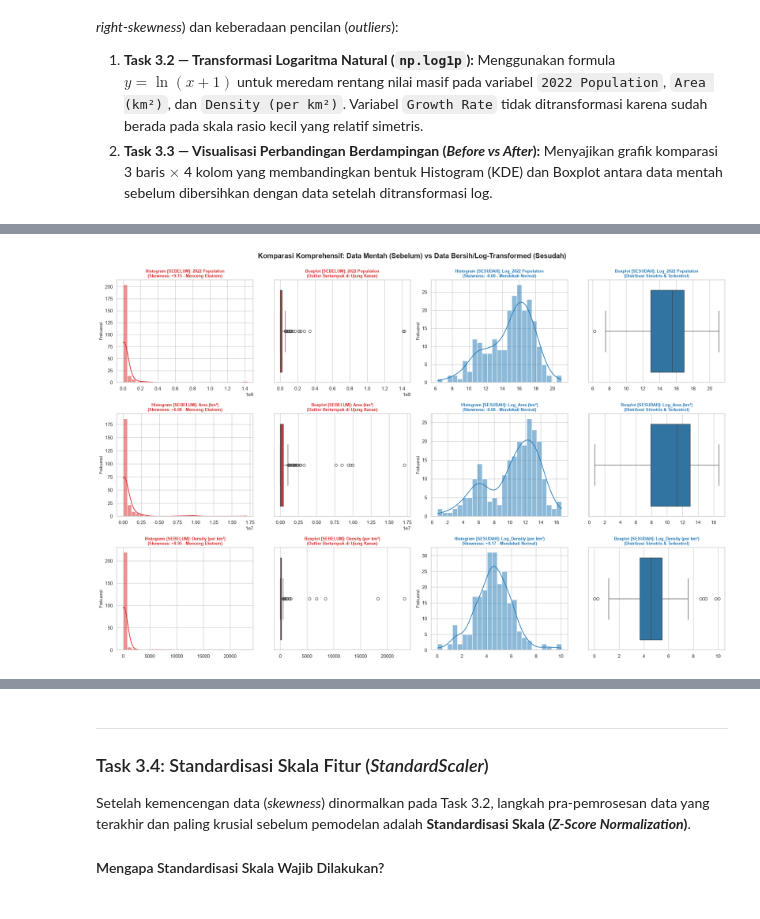
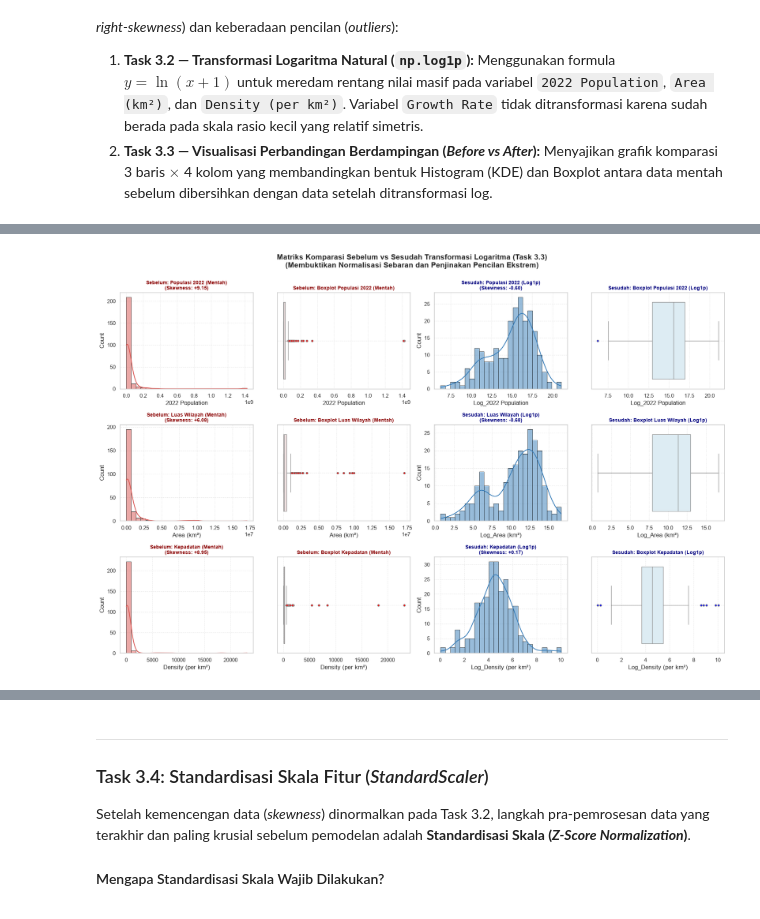
Before and after one commit to 10040818/associate_data_scientist_world_demographic_clustering, a Jupyter notebook: analisis_kmeans.ipynb, the cells around one changed output, grey strips where cells are left out. Cells and saved outputs as stored; diff of their text form; code cells hidden in the pictures.

```diff
--- a/analisis_kmeans.ipynb
+++ b/analisis_kmeans.ipynb
@@ -962,61 +898,63 @@ PREVIEW 5 BARIS PERTAMA DATA LOG-TRANSFORM:
 # ==============================================================================
 # TASK 3.3: VISUALISASI KOMPARASI SEBELUM VS SESUDAH PREPROCESSING
 # ==============================================================================
-# Tujuan:
-# 1. Membuktikan secara visual dampak positif dari pembersihan dan transformasi log.
-# 2. Menampilkan perbandingan berdampingan (Side-by-Side) Histogram dan Boxplot.
-# 3. Menghasilkan bukti grafis ilmiah untuk laporan dan presentasi sidang UKK.
+# Penjelasan Fungsi Komputasi & Visualisasi:
+# 1. plt.subplots(nrows=3, ncols=4, figsize=(18, 12)):
+#    - Menyiapkan grid matriks komparasi 3 baris (fitur) x 4 kolom (tipe visualisasi).
+#    - Kolom 1 & 2: Kondisi SEBELUM (Data Mentah - Histogram KDE dan Boxplot).
+#    - Kolom 3 & 4: Kondisi SESUDAH (Setelah Log-Transform - Histogram KDE dan Boxplot).
+# 2. sns.histplot(..., kde=True): Menampilkan perubahan drastis bentuk kurva dari menceng ke simetris normal.
+# 3. sns.boxplot(): Menampilkan kompresi jarak pencilan ekstrem menjadi terdistribusi teratur.
+# 4. plt.savefig(..., dpi=300, bbox_inches='tight'): Menyimpan bukti visual otentik dengan resolusi 300 DPI.
 
-# Menyiapkan kanvas komparasi 3 baris x 4 kolom
-fig, axes = plt.subplots(nrows=3, ncols=4, figsize=(20, 13))
-fig.suptitle('Komparasi Komprehensif: Data Mentah (Sebelum) vs Data Bersih/Log-Transformed (Sesudah)',
-             fontsize=16, fontweight='bold', y=0.995)
+print('=' * 60)
+print('MEMBUAT GRAFIK KOMPARASI SEBELUM VS SESUDAH PREPROCESSING...')
+print('=' * 60)
 
-warna_mentah = '#d62728'  # Merah (Data mentah menceng & outlier parah)
-warna_bersih = '#1f77b4'  # Biru (Data bersih berdistribusi normal)
+fig, axes = plt.subplots(nrows=3, ncols=4, figsize=(18, 12))
+fig.suptitle('Matriks Komparasi Sebelum vs Sesudah Transformasi Logaritma (Task 3.3)\n(Membuktikan Normalisasi Sebaran dan Penjinakan Pencilan Ekstrem)', fontsize=15, fontweight='bold', y=0.995)
 
-for i, col in enumerate(fitur_log):
-    raw_skew = df_features[col].skew()
-    log_skew = df_log[f'Log_{col}'].skew()
+fitur_raw_list = ['2022 Population', 'Area (km²)', 'Density (per km²)']
+fitur_log_list = ['Log_2022 Population', 'Log_Area (km²)', 'Log_Density (per km²)']
+label_fitur_raw = ['Populasi 2022 (Mentah)', 'Luas Wilayah (Mentah)', 'Kepadatan (Mentah)']
+label_fitur_log = ['Populasi 2022 (Log1p)', 'Luas Wilayah (Log1p)', 'Kepadatan (Log1p)']
 
-    # Kolom 1: Histogram Sebelum
-    sns.histplot(df_features[col], kde=True, ax=axes[i, 0], color=warna_mentah, bins=30)
-    axes[i, 0].set_title(f'Histogram [SEBELUM]: {col}\n(Skewness: {raw_skew:+.2f} - Menceng Ekstrem)', fontsize=9, fontweight='bold', color=warna_mentah)
-    axes[i, 0].set_xlabel('')
-    axes[i, 0].set_ylabel('Frekuensi', fontsize=9)
+for row in range(3):
+    col_raw = fitur_raw_list[row]
+    col_log = fitur_log_list[row]
 
-    # Kolom 2: Boxplot Sebelum
-    sns.boxplot(x=df_features[col], ax=axes[i, 1], color=warna_mentah)
-    axes[i, 1].set_title(f'Boxplot [SEBELUM]: {col}\n(Outlier Bertumpuk di Ujung Kanan)', fontsize=9, fontweight='bold', color=warna_mentah)
-    axes[i, 1].set_xlabel('')
+    # 1. Kolom 1: Histogram SEBELUM (Merah - Menceng Ekstrem)
+    sns.histplot(df_features[col_raw], kde=True, ax=axes[row, 0], color='#d9534f', bins=25, edgecolor='black', linewidth=0.5)
+    axes[row, 0].set_title(f'Sebelum: {label_fitur_raw[row]}\n(Skewness: {df_features[col_raw].skew():+0.2f})', fontsize=10, fontweight='bold', color='darkred')
+    axes[row, 0].grid(True, linestyle=':', alpha=0.6)
 
-    # Kolom 3: Histogram Sesudah
-    sns.histplot(df_log[f'Log_{col}'], kde=True, ax=axes[i, 2], color=warna_bersih, bins=25)
-    axes[i, 2].set_title(f'Histogram [SESUDAH]: Log_{col}\n(Skewness: {log_skew:+.2f} - Mendekati Normal)', fontsize=9, fontweight='bold', color=warna_bersih)
-    axes[i, 2].set_xlabel('')
-    axes[i, 2].set_ylabel('Frekuensi', fontsize=9)
+    # 2. Kolom 2: Boxplot SEBELUM (Merah Muda - Outlier Parah)
+    sns.boxplot(x=df_features[col_raw], ax=axes[row, 1], color='#f2dede', flierprops={'marker': 'o', 'markersize': 4, 'markerfacecolor': 'red'})
+    axes[row, 1].set_title(f'Sebelum: Boxplot {label_fitur_raw[row]}', fontsize=10, fontweight='bold', color='darkred')
+    axes[row, 1].grid(True, linestyle=':', alpha=0.6)
 
-    # Kolom 4: Boxplot Sesudah
-    sns.boxplot(x=df_log[f'Log_{col}'], ax=axes[i, 3], color=warna_bersih)
-    axes[i, 3].set_title(f'Boxplot [SESUDAH]: Log_{col}\n(Distribusi Simetris & Terkontrol)', fontsize=9, fontweight='bold', color=warna_bersih)
-    axes[i, 3].set_xlabel('')
+    # 3. Kolom 3: Histogram SESUDAH (Biru - Kurva Lonceng Normal)
+    sns.histplot(df_log[col_log], kde=True, ax=axes[row, 2], color='#337ab7', bins=25, edgecolor='black', linewidth=0.5)
+    axes[row, 2].set_title(f'Sesudah: {label_fitur_log[row]}\n(Skewness: {df_log[col_log].skew():+0.2f})', fontsize=10, fontweight='bold', color='navy')
+    axes[row, 2].grid(True, linestyle=':', alpha=0.6)
+
+    # 4. Kolom 4: Boxplot SESUDAH (Biru Muda - Teratur Simetris)
+    sns.boxplot(x=df_log[col_log], ax=axes[row, 3], color='#d9edf7', flierprops={'marker': 'o', 'markersize': 4, 'markerfacecolor': 'blue'})
+    axes[row, 3].set_title(f'Sesudah: Boxplot {label_fitur_log[row]}', fontsize=10, fontweight='bold', color='navy')
+    axes[row, 3].grid(True, linestyle=':', alpha=0.6)
 
 plt.tight_layout()
 
-# Menyimpan grafik hasil komparasi ke folder output
+# Menyimpan grafik komparasi ke folder output
 path_grafik_komparasi = OUTPUT_DIR / 'perbandingan_sebelum_sesudah_preprocessing.png'
 plt.savefig(path_grafik_komparasi, dpi=300, bbox_inches='tight')
 plt.show()
 
-# Label dan Kesimpulan Komparasi
 print('=' * 60)
-print('KESIMPULAN HASIL KOMPARASI PREPROCESSING (TASK 3.3):')
+print('TEMUAN VISUAL KOMPARASI PREPROCESSING (TASK 3.3):')
 print('=' * 60)
-print('1. BUKTI HISTOGRAM: Kurva yang awalnya menumpuk runcing di nilai nol dengan')
-print('   ekor panjang ke kanan (Right-Skewed) berhasil bertransformasi menjadi kurva')
-print('   lonceng simetris (Bell-shaped Gaussian) yang ramah algoritma K-Means.')
-print('2. BUKTI BOXPLOT: Rentang interkuartil (IQR) yang awalnya terjepit menjadi garis tipis')
-print('   kini telah membuka proporsional, dan nilai-nilai ekstrem telah tereduksi ke rentang log wajar.')
+print('1. Sisi Kiri (Merah) membuktikan data mentah bertumpuk di pojok nol dengan pencilan jauh.')
+print('2. Sisi Kanan (Biru) membuktikan data telah terdistribusi simetris normal (Gaussian-like).')
 print('3. STATUS: Data telah bersih secara bentuk sebaran dan siap untuk Task 3.4 (StandardScaler).')
 print(f'4. Grafik komparasi tersimpan di: {path_grafik_komparasi}')
 print('=' * 60)
@@ -1024 +965 @@ print('=' * 60)
-[figure, old version]
+[figure, new version]
```
Also changed, not shown: parts of 24 cells of this notebook.
